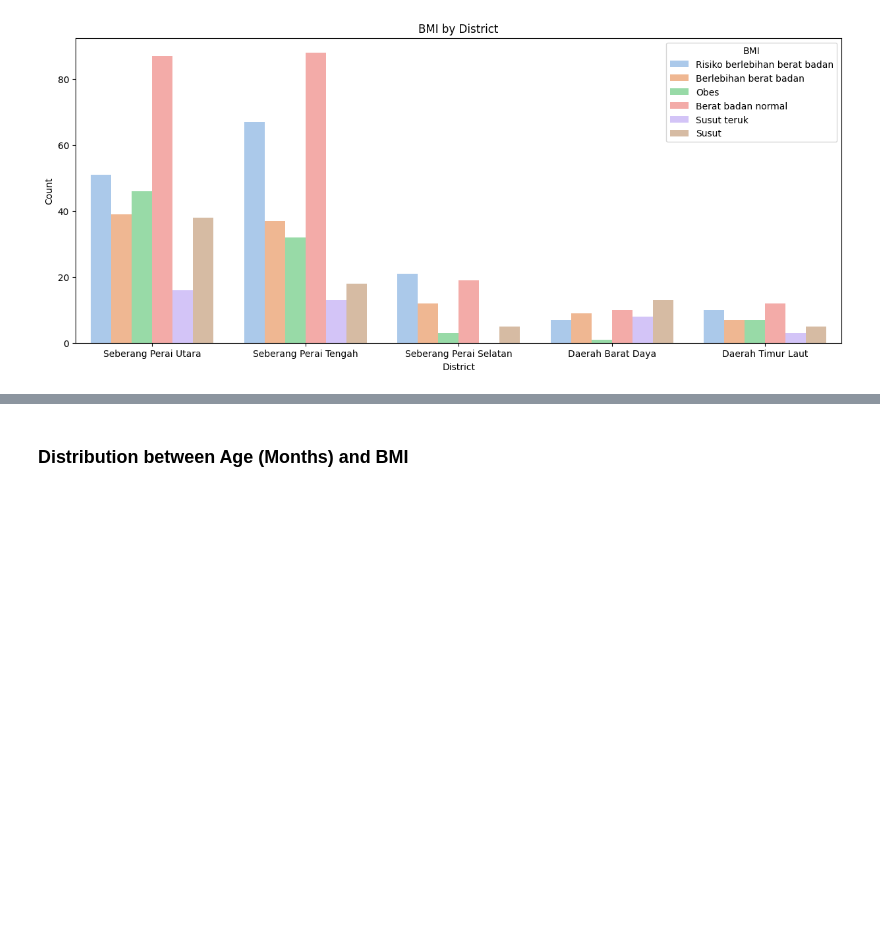
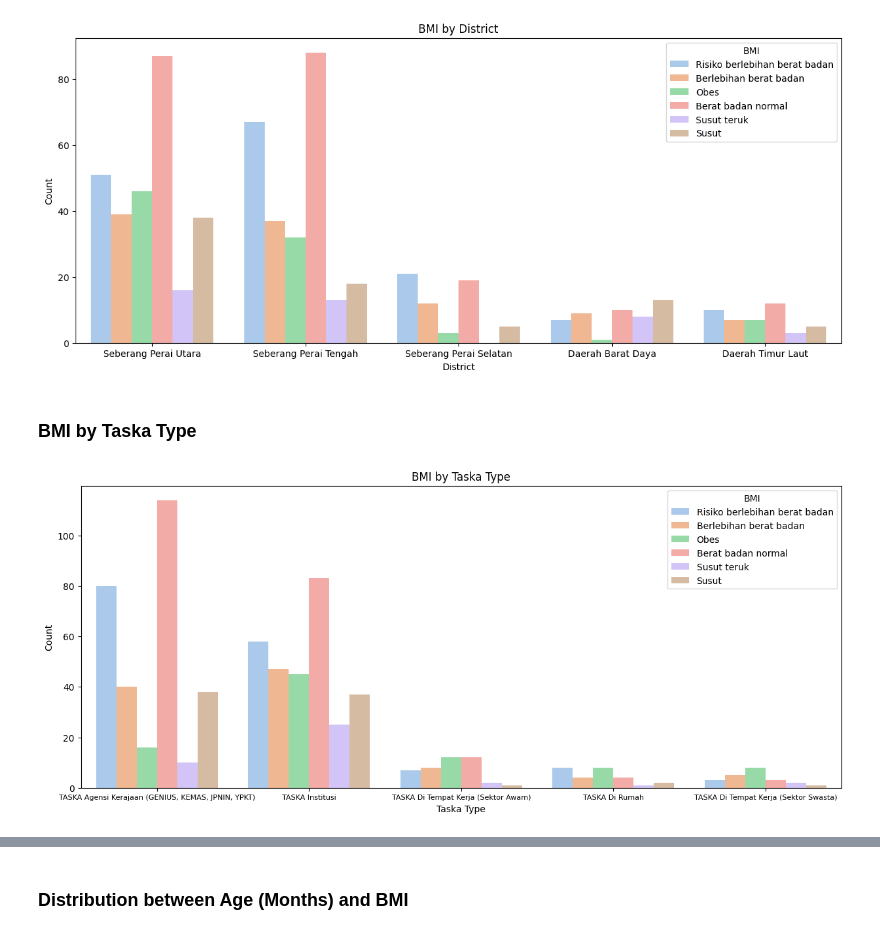
Before and after one commit to j9988/Kids_Nutrition_Level_Predicion, a Jupyter notebook: Preprocessing_EDA.ipynb, the cells around one changed output, grey strips where cells are left out. Cells and saved outputs as stored; diff of their text form; code cells hidden in the pictures; blank space fills up the shorter version.

```diff
--- a/Preprocessing_EDA.ipynb
+++ b/Preprocessing_EDA.ipynb
@@ -1877,3 +1888,16 @@ plt.ylabel('Count')
 plt.show()
 # %% [output]
 [figure]
+# %% [markdown]
+### **BMI by Taska Type**
+# %%
+plt.figure(figsize = (15, 6))
+sns.countplot(df_kids_PP, x = 'JENIS TASKA', hue = 'BMI', order = df_kids_PP['JENIS TASKA'].value_counts().index)
+title = "BMI by Taska Type"
+plt.title(title)
+plt.xlabel('Taska Type')
+plt.ylabel('Count')
+plt.xticks(fontsize=8)
+plt.show()
+# %% [output]
+[figure, added]
```
Also changed, not shown: parts of 3 cells of this notebook.
